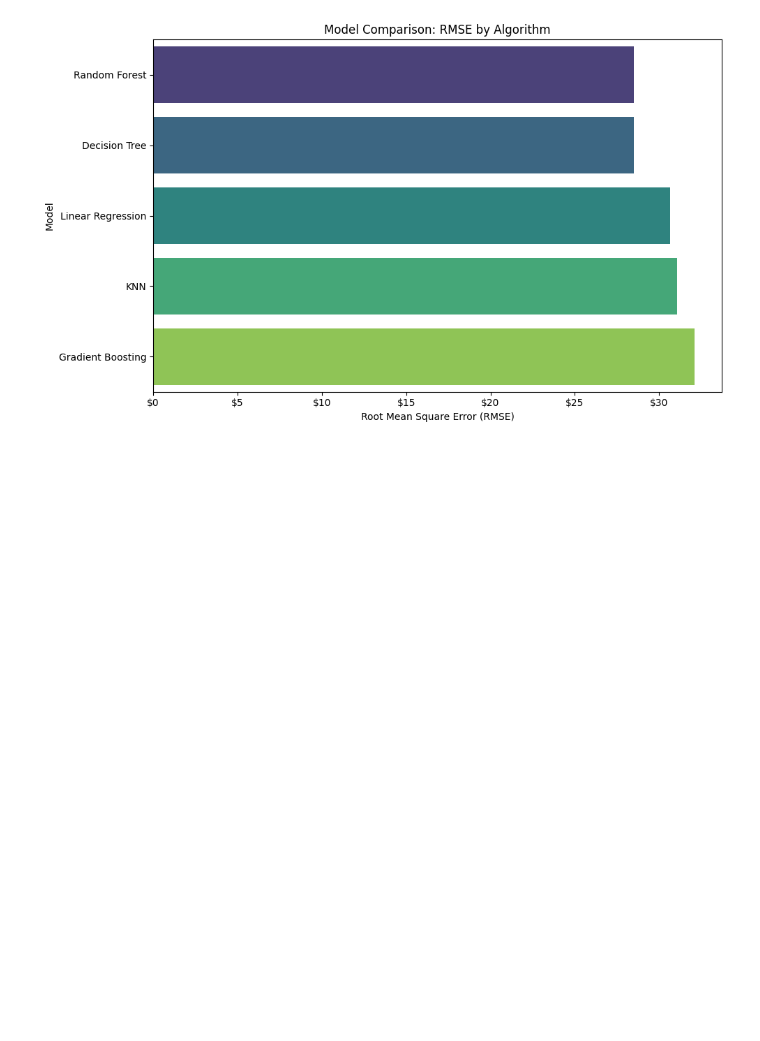
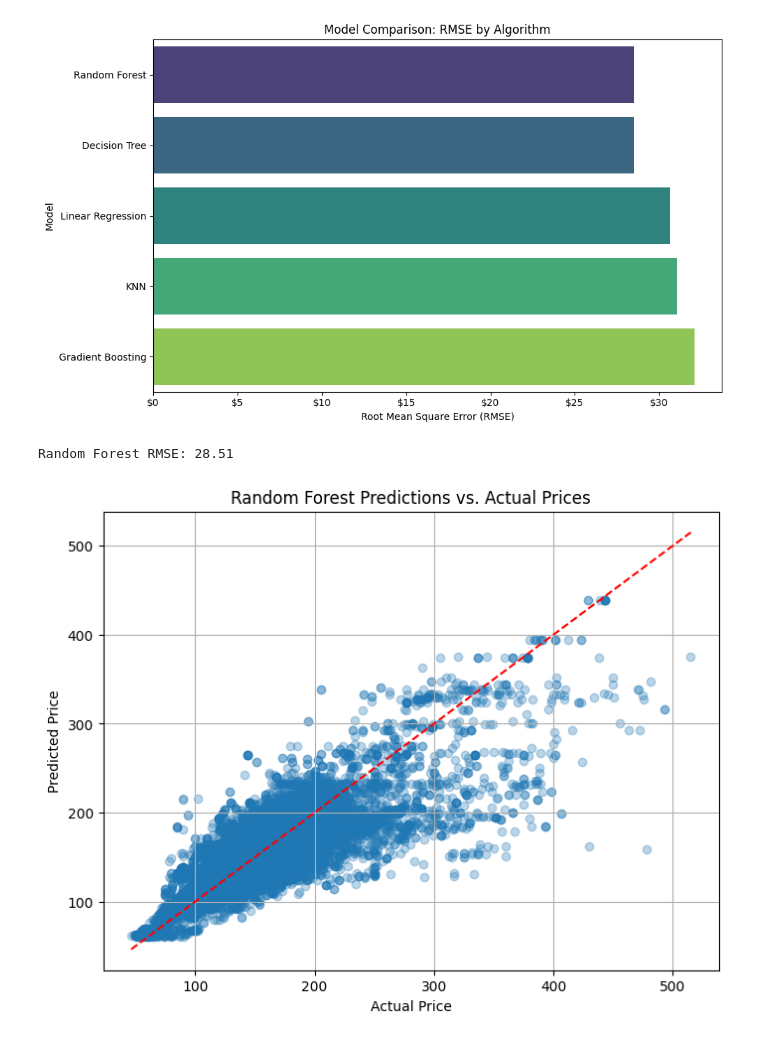
Before and after one commit to ceradrake/Capstone-Project, a Jupyter notebook: capstonemachinelearning.ipynb, the cells around one changed output. Drawn from its saved outputs; the diff is of its cells as text; code cells hidden in the pictures; blank space fills up the shorter version.

Commit message:
Random forest modeling

```diff
--- a/capstonemachinelearning.ipynb
+++ b/capstonemachinelearning.ipynb
@@ -231,3 +231,50 @@ plt.tight_layout()
 plt.show()
 # %% [output]
 [figure]
+# %%
+#Make predictions using random forest modeling
+import pandas as pd
+import numpy as np
+from sklearn.model_selection import train_test_split
+from sklearn.ensemble import RandomForestRegressor
+from sklearn.metrics import mean_squared_error
+
+# 1. Drop missing values
+df_ml = df_melted.dropna(subset=['price'])
+
+# 2. One-hot encode categorical features
+df_encoded = pd.get_dummies(df_ml[['State_Name', 'StudyYear', 'care_type', 'care_age']], drop_first=True)
+
+# 3. Define features and target
+X = df_encoded
+y = df_ml['price']
+
+# 4. Split data into train and test sets
+X_train, X_test, y_train, y_test = train_test_split(X, y, test_size=0.3, random_state=42)
+
+# 5. Initialize and train the Random Forest model
+rf_model = RandomForestRegressor(n_estimators=100, random_state=42)
+rf_model.fit(X_train, y_train)
+
+# 6. Predict on the test set
+y_pred = rf_model.predict(X_test)
+
+# 7. Evaluate the model
+rmse = np.sqrt(mean_squared_error(y_test, y_pred))
+print(f"Random Forest RMSE: {rmse:.2f}")
+# %% [output]
+Random Forest RMSE: 28.51
+# %%
+import matplotlib.pyplot as plt
+
+# Plot predicted vs. actual prices
+plt.figure(figsize=(8, 6))
+plt.scatter(y_test, y_pred, alpha=0.3)
+plt.plot([y.min(), y.max()], [y.min(), y.max()], 'r--')  # Perfect prediction line
+plt.xlabel("Actual Price")
+plt.ylabel("Predicted Price")
+plt.title("Random Forest Predictions vs. Actual Prices")
+plt.grid(True)
+plt.show()
+# %% [output]
+[figure, added]
```
